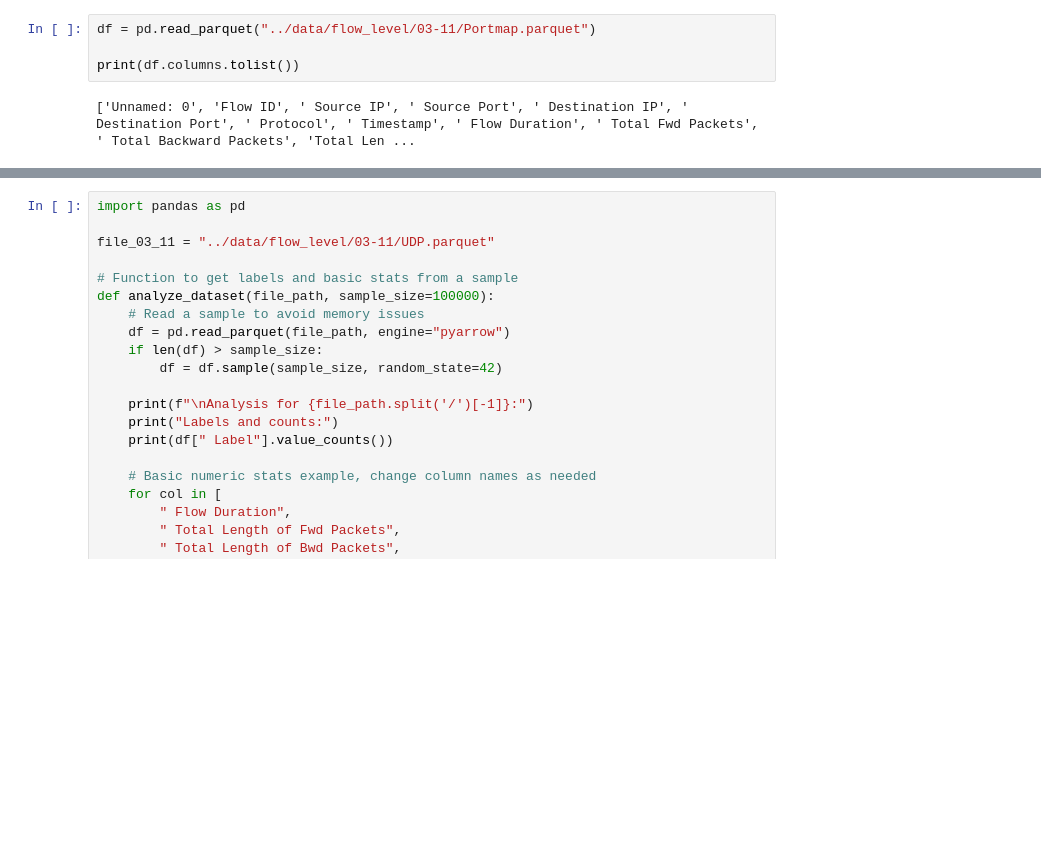
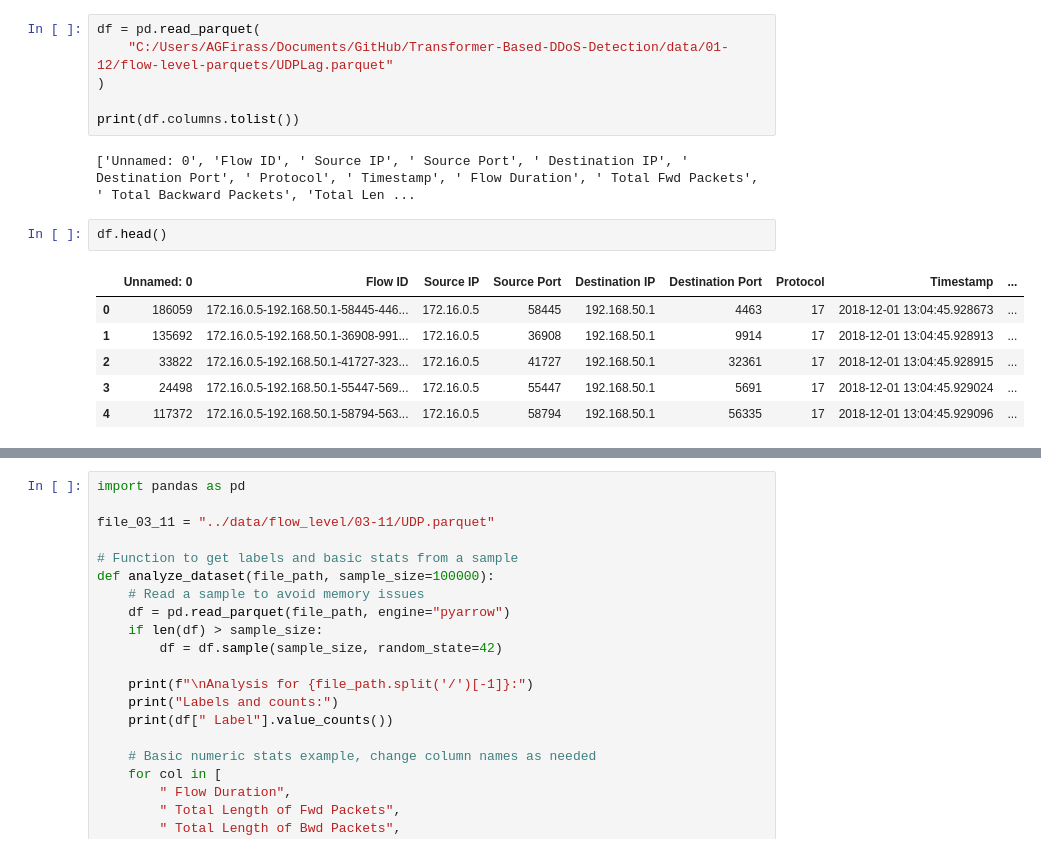
Before and after one commit to aguechfirass100/Transformer-Based-DDoS-Detection, a Jupyter notebook: notebooks/eda_cic_ddos2019_03-11.ipynb, the cells around one changed output, grey strips where cells are left out. Cells and saved outputs as stored; diff of their text form; blank space fills up the shorter version.

```diff
--- a/notebooks/eda_cic_ddos2019_03-11.ipynb
+++ b/notebooks/eda_cic_ddos2019_03-11.ipynb
@@ -241,7 +246,18 @@ Saved to ../data/parquets/03-11/UDPLag.parquet
 # %%
-df = pd.read_parquet("../data/flow_level/03-11/Portmap.parquet")
+df = pd.read_parquet(
+    "C:/Users/AGFirass/Documents/GitHub/Transformer-Based-DDoS-Detection/data/01-12/flow-level-parquets/UDPLag.parquet"
+)
 
 print(df.columns.tolist())
 # %% [output]
 ['Unnamed: 0', 'Flow ID', ' Source IP', ' Source Port', ' Destination IP', ' Destination Port', ' Protocol', ' Timestamp', ' Flow Duration', ' Total Fwd Packets', ' Total Backward Packets', 'Total Len ...
+# %%
+df.head()
+# %% [output]
+|  | Unnamed: 0 | Flow ID | Source IP | Source Port | Destination IP | Destination Port | Protocol | Timestamp | ... |
+| 0 | 186059 | 172.16.0.5-192.168.50.1-58445-446... | 172.16.0.5 | 58445 | 192.168.50.1 | 4463 | 17 | 2018-12-01 13:04:45.928673 | ... |
+| 1 | 135692 | 172.16.0.5-192.168.50.1-36908-991... | 172.16.0.5 | 36908 | 192.168.50.1 | 9914 | 17 | 2018-12-01 13:04:45.928913 | ... |
+| 2 | 33822 | 172.16.0.5-192.168.50.1-41727-323... | 172.16.0.5 | 41727 | 192.168.50.1 | 32361 | 17 | 2018-12-01 13:04:45.928915 | ... |
+| 3 | 24498 | 172.16.0.5-192.168.50.1-55447-569... | 172.16.0.5 | 55447 | 192.168.50.1 | 5691 | 17 | 2018-12-01 13:04:45.929024 | ... |
+| 4 | 117372 | 172.16.0.5-192.168.50.1-58794-563... | 172.16.0.5 | 58794 | 192.168.50.1 | 56335 | 17 | 2018-12-01 13:04:45.929096 | ... |
 # %%
```
Also changed, not shown: parts of 16 cells of this notebook, 17 other files.
